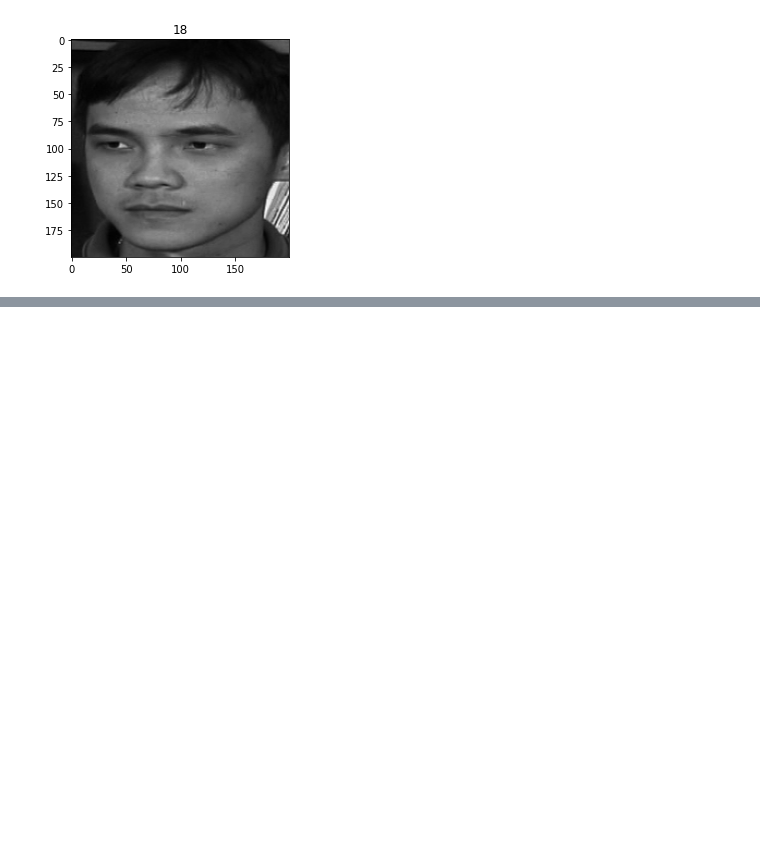
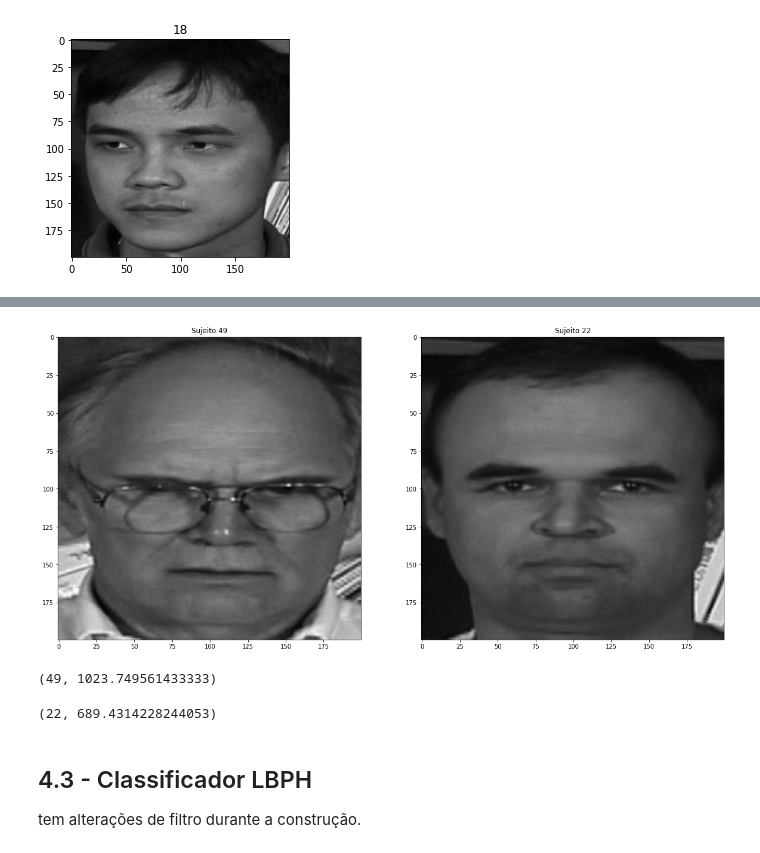
Before and after one commit to bizzomateus/computer-vision, a Jupyter notebook: aula_4.ipynb, the cells around one changed output, grey strips where cells are left out. Cells and saved outputs as stored; diff of their text form; code cells hidden in the pictures; blank space fills up the shorter version.

```diff
--- a/aula_4.ipynb
+++ b/aula_4.ipynb
@@ -155,0 +190,28 @@ AttributeError: module 'cv2.cv2' has no attribute 'face'
+# %%
+plt.figure(figsize=(20,20))
+
+plt.subplot(121)
+plt.title('Sujeito ' + str(sujeitos_teste[2]))
+plt.imshow(dados_teste[2], cmap="gray")
+
+plt.subplot(122)
+plt.title('Sujeito ' + str(sujeitos_teste[9]))
+plt.imshow(dados_teste[9], cmap="gray")
+
+plt.show()
+# %% [output]
+[figure, added]
+# %%
+predicao = modelo_fisherfaces.predict(dados_teste[2])
+predicao
+# %% [output]
+(49, 1023.749561433333)
+# %%
+predicao = modelo_fisherfaces.predict(dados_teste[9])
+predicao
+# %% [output]
+(22, 689.4314228244053)
+# %% [markdown]
+## 4.3 - Classificador LBPH
+
+tem alterações de filtro durante a construção.
```
Also changed, not shown: parts of 26 cells of this notebook, 8 other files.
